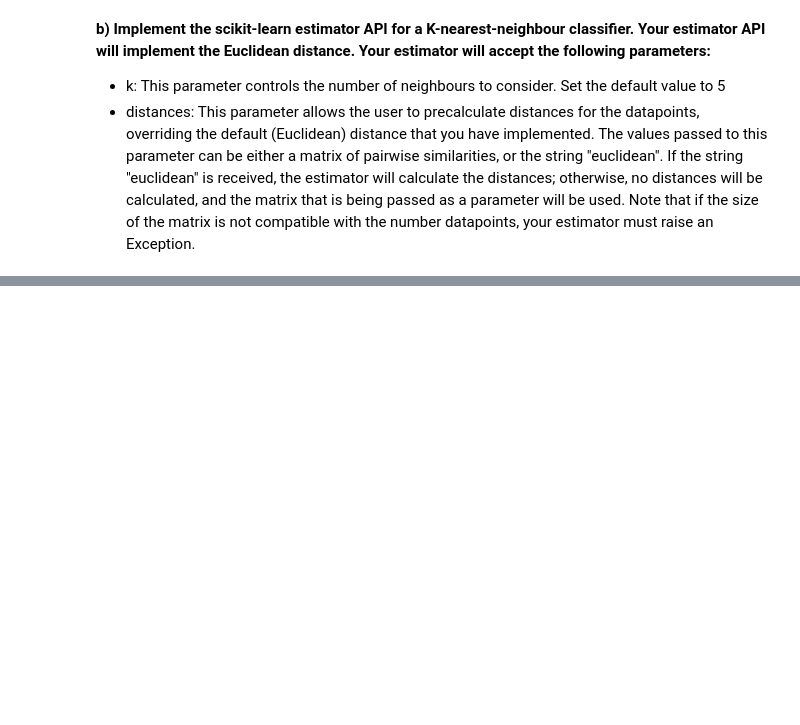
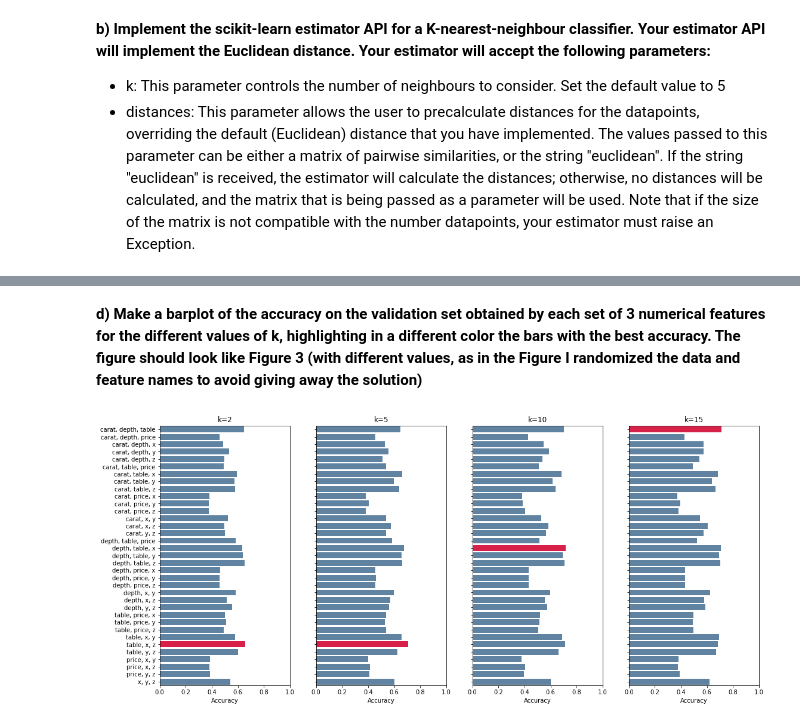
Before and after one commit to juanbelieni/fgv-tacd-a1, a Jupyter notebook: work/part-2.ipynb, the cells around one changed output, grey strips where cells are left out. Cells and saved outputs as stored; diff of their text form; code cells hidden in the pictures; blank space fills up the shorter version.

```diff
--- a/work/part-2.ipynb
+++ b/work/part-2.ipynb
@@ -23,10 +23,10 @@ diamonds_dataset.head()
 # Splitting the dataset into training, validation and testing sets
 
 n = len(diamonds_dataset)
-splits = [int(0.6 * n), int(0.8 * n)]
+splits = [int(0.6 * n), int(0.7 * n)]
 
 training, validation, testing = np.split(
-    diamonds_dataset.sample(frac=1, random_state=42), splits
+    diamonds_dataset.sample(frac=1, random_state=100), splits
 )
 
 training.shape, validation.shape, testing.shape
@@ -67,0 +145,5 @@ class KNNClassifier(BaseEstimator):
+# %%
+# Selecting and printing the best accuracy scores for each k
+
+best_accuracy_scores = accuracy_scores.groupby("k").max()
+best_accuracy_scores.head()
@@ -67,0 +157,32 @@ class KNNClassifier(BaseEstimator):
+# %% [markdown]
+**d) Make a barplot of the accuracy on the validation set obtained by each set of 3 numerical features for the different values of k, highlighting in a different color the bars with the best accuracy. The figure should look like Figure 3 (with different values, as in the Figure I randomized the data and feature names to avoid giving away the solution)**
+# %%
+# Plotting the accuracy scores for each k and set of columns
+
+import matplotlib.pyplot as plt
+import seaborn as sns
+
+fig, axs = plt.subplots(1, 4, figsize=(18, 8), sharey=True)
+
+for i, k in enumerate(ks):
+    ax = axs[i]
+    ax.set_title(f"k={k}")
+
+    data = accuracy_scores[accuracy_scores["k"] == k]
+
+    sns.barplot(
+        data = data,
+        x = "accuracy",
+        y = "features",
+        ax = ax,
+        color = "#5584AC",
+        order = data["features"].values,
+    )
+
+    best_acc = best_accuracy_scores.loc[k, "accuracy"]
+    best_acc_index = data["accuracy"].values.argmax()
+    ax.patches[best_acc_index].set_facecolor("#D82148")
+
+    ax.set(xlim=(0, 1), xlabel="Accuracy", ylabel="")
+# %% [output]
+[figure, added]
```
Also changed, not shown: parts of 6 cells of this notebook.
